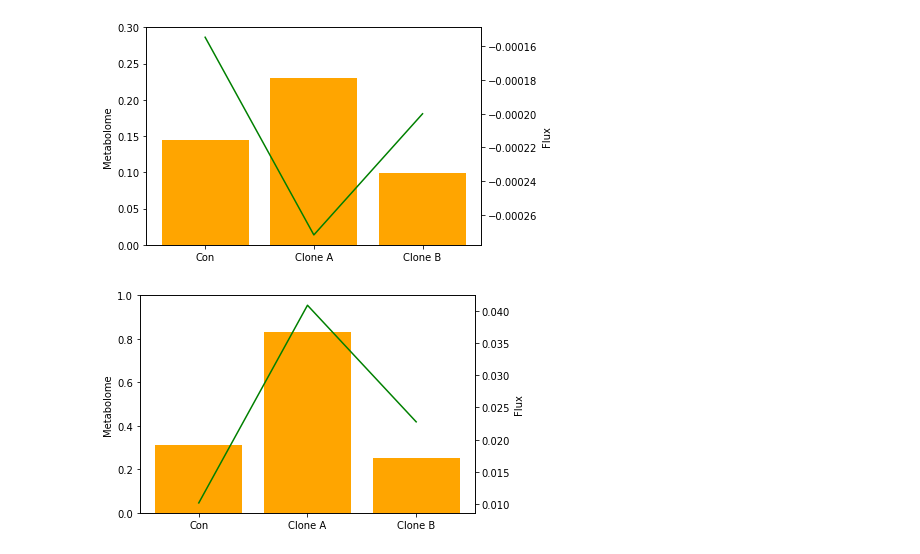
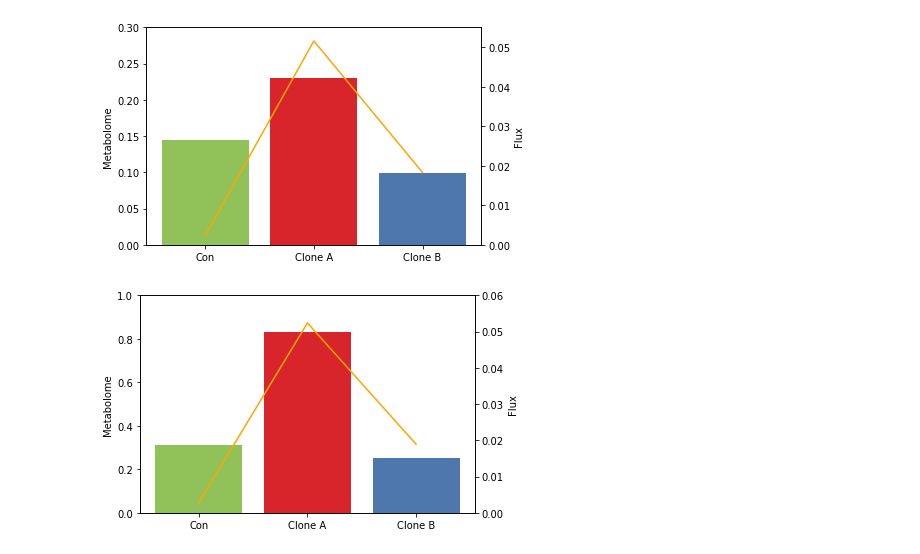
Before and after one commit to inoue0426/Cancer_cell_modeling_using_FBA, a Jupyter notebook: code/fba vs metabo unnormalize.ipynb, the cells around one changed output. Cells and saved outputs as stored; diff of their text form; code cells hidden in the pictures.

```diff
--- a/code/fba vs metabo unnormalize.ipynb
+++ b/code/fba vs metabo unnormalize.ipynb
@@ -6,12 +6,4 @@ import numpy as np
 %matplotlib inline
 # %%
 t = pd.read_excel('../result/metabo_mean.xlsx')
-fba = pd.read_csv('../result/fba_abs.csv', index_col=0)
-a = fba.loc[[
-    'R00268', 'R01056', 'R01049', 'R04779',
-    'R00342', 'R01082', 'R01325', 'R02740'
-]].sort_index()
-a.index = [
-    'akg', 'R5P→R5P', 'PRPP', 'F6P→F1,6P', 'Oxaloacetate, Malate',
-    'Malate, Fumarate', 'Citrate', 'G6P→F6P'
-]
+fba = pd.read_csv('../result/__fba__.csv', index_col=0)
@@ -162,26 +208,28 @@ b = t.loc['Fructose 6-phosphate']
 # %%
 fig, ax = plt.subplots()
 
 ax2 = ax.twinx()
-p1 = ax.bar(['Con', 'Clone A', 'Clone B'], np.array(b), color='orange')
+p1 = ax.bar(['Con', 'Clone A', 'Clone B'], np.array(b), color=['#91c259', '#d8252b', '#4e78ad'])
 ax.set_ylim(0, 0.3)
 ax.set_ylabel('Metabolome')
-ax2.plot(['Con', 'Clone A', 'Clone B'], np.array(a.T['F6P→F1,6P']), color='green')
+ax2.plot(['Con', 'Clone A', 'Clone B'], np.array(fba.loc['R02740']), color='orange')
 ax2.set_ylabel('Flux')
+ax2.set_ylim(0, 0.055)
 plt.show()
 # %% [output]
-[figure, old version]
+[figure, new version]
 # %%
 b = t.loc['Glucose 6-phosphate']
 # %%
 fig, ax = plt.subplots()
 
 ax2 = ax.twinx()
-p1 = ax.bar(['Con', 'Clone A', 'Clone B'], np.array(b), color='orange')
+p1 = ax.bar(['Con', 'Clone A', 'Clone B'], np.array(b), color=['#91c259', '#d8252b', '#4e78ad'])
 ax.set_ylim(0, 1)
 ax.set_ylabel('Metabolome')
-ax2.plot(['Con', 'Clone A', 'Clone B'], np.array(a.T['G6P→F6P']), color='green')
+ax2.plot(['Con', 'Clone A', 'Clone B'], np.array(fba.loc['R01786']), color='orange')
 ax2.set_ylabel('Flux')
+ax2.set_ylim(0, 0.06)
 plt.show()
 # %% [output]
-[figure, old version]
+[figure, new version]
```
Also changed, not shown: parts of 22 cells of this notebook, 21 other files.
